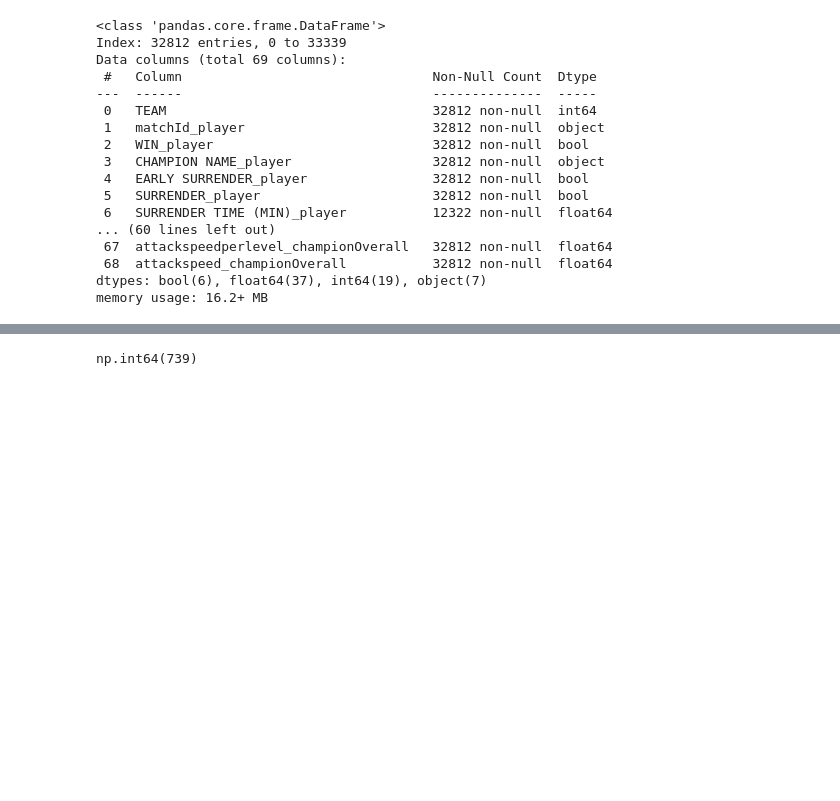
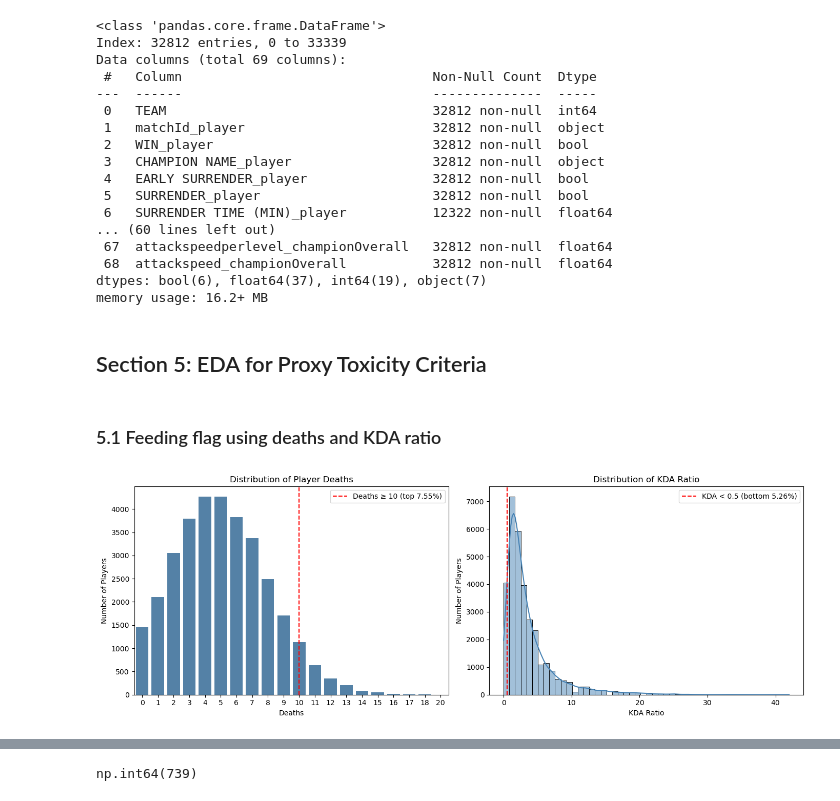
Before and after one commit to lybytes/lol-toxicity-analysis, a Jupyter notebook: ST445_Project_Main v2.ipynb, the cells around one changed output, grey strips where cells are left out. Saved outputs shown, nothing was run; the diff lists cells and outputs as text; code cells hidden in the pictures; blank space fills up the shorter version.

Commit message:
add EDA for feeding flag

```diff
--- a/ST445_Project_Main v2.ipynb
+++ b/ST445_Project_Main v2.ipynb
@@ -1252,3 +1252,72 @@ Data columns (total 69 columns):
  68  attackspeed_championOverall           32812 non-null  float64
 dtypes: bool(6), float64(37), int64(19), object(7)
 memory usage: 16.2+ MB
+# %% [markdown]
+## Section 5: EDA for Proxy Toxicity Criteria
+# %% [markdown]
+### 5.1 Feeding flag using deaths and KDA ratio
+# %%
+import matplotlib.pyplot as plt
+import seaborn as sns
+
+# Percentile
+death_threshold = 10
+death_percentile = (
+    (df_full_clean['DEATHS_player'] >= death_threshold)
+    .mean() * 100
+)
+
+kda_threshold = 0.5
+kda_percentile = (
+    (df_full_clean['KDA RATIO_player'] < kda_threshold)
+    .mean() * 100
+)
+
+# Subplots
+fig, axes = plt.subplots(1, 2, figsize=(14, 5))
+
+# Left: Deaths distribution
+sns.countplot(
+    x='DEATHS_player',
+    data=df_full_clean,
+    color='steelblue',
+    ax=axes[0]
+)
+
+axes[0].axvline(
+    death_threshold,
+    linestyle='--',
+    color='red',
+    label=f'Deaths ≥ {death_threshold} (top {death_percentile:.2f}%)'
+)
+
+axes[0].set_xlabel('Deaths')
+axes[0].set_ylabel('Number of Players')
+axes[0].set_title('Distribution of Player Deaths')
+axes[0].legend()
+
+# Right: KDA distribution
+sns.histplot(
+    df_full_clean['KDA RATIO_player'],
+    bins=50,
+    color='steelblue',
+    kde=True,
+    ax=axes[1]
+)
+
+axes[1].axvline(
+    kda_threshold,
+    linestyle='--',
+    color='red',
+    label=f'KDA < {kda_threshold} (bottom {kda_percentile:.2f}%)'
+)
+
+axes[1].set_xlabel('KDA Ratio')
+axes[1].set_ylabel('Number of Players')
+axes[1].set_title('Distribution of KDA Ratio')
+axes[1].legend()
+
+plt.tight_layout()
+plt.show()
+# %% [output]
+[figure, added]
```
Also changed, not shown: parts of 8 cells of this notebook.
